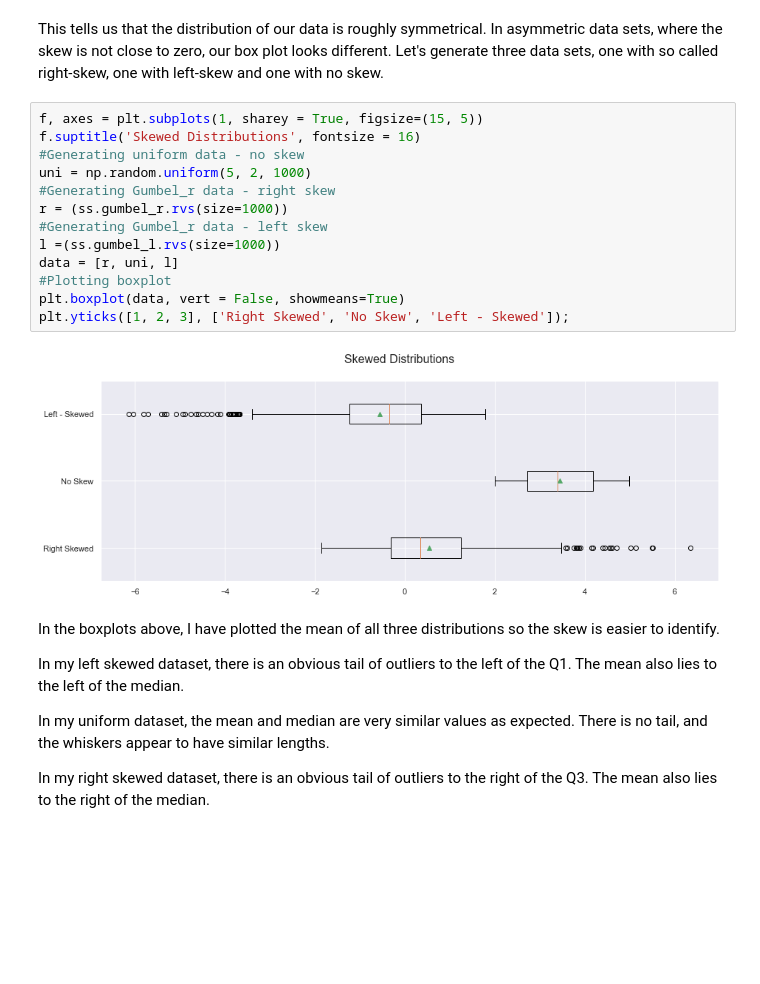
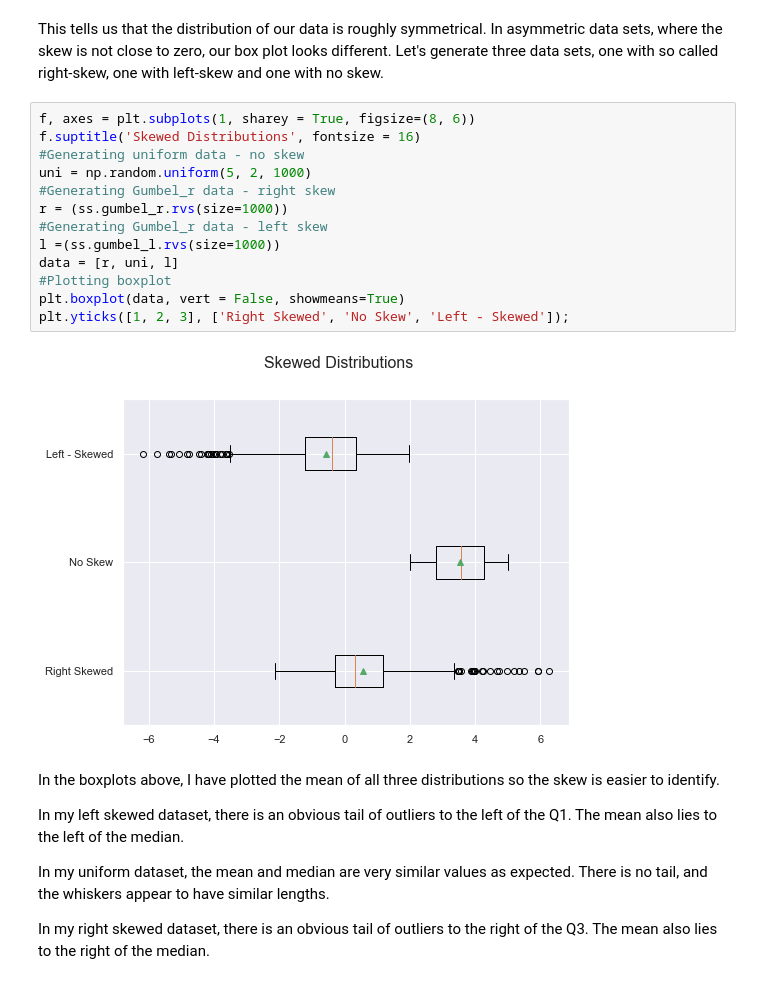
Before and after one commit to MarionMcG/fundamentals_data_analysis, a Jupyter notebook: boxplots.ipynb, the cells around one changed output. Cells and saved outputs as stored; diff of their text form; blank space fills up the shorter version.

```diff
--- a/boxplots.ipynb
+++ b/boxplots.ipynb
@@ -157,20 +157,20 @@ ss.skew(norm)
 # %% [markdown]
 This tells us that the distribution of our data is roughly symmetrical. In asymmetric data sets, where the skew is not close to zero, our box plot looks different. Let's generate three data sets, one with so called right-skew, one with left-skew and one with no skew.
 # %%
-f, axes = plt.subplots(1, sharey = True, figsize=(15, 5))
+f, axes = plt.subplots(1, sharey = True, figsize=(8, 6))
 f.suptitle('Skewed Distributions', fontsize = 16)
 #Generating uniform data - no skew
 uni = np.random.uniform(5, 2, 1000)
 #Generating Gumbel_r data - right skew
 r = (ss.gumbel_r.rvs(size=1000))
 #Generating Gumbel_r data - left skew
 l =(ss.gumbel_l.rvs(size=1000))
 data = [r, uni, l]
 #Plotting boxplot
 plt.boxplot(data, vert = False, showmeans=True)
 plt.yticks([1, 2, 3], ['Right Skewed', 'No Skew', 'Left - Skewed']);
 # %% [output]
-[figure, old version]
+[figure, new version]
 # %% [markdown]
 In the boxplots above, I have plotted the mean of all three distributions so the skew is easier to identify.
 
```
Also changed, not shown: parts of 8 cells of this notebook.
